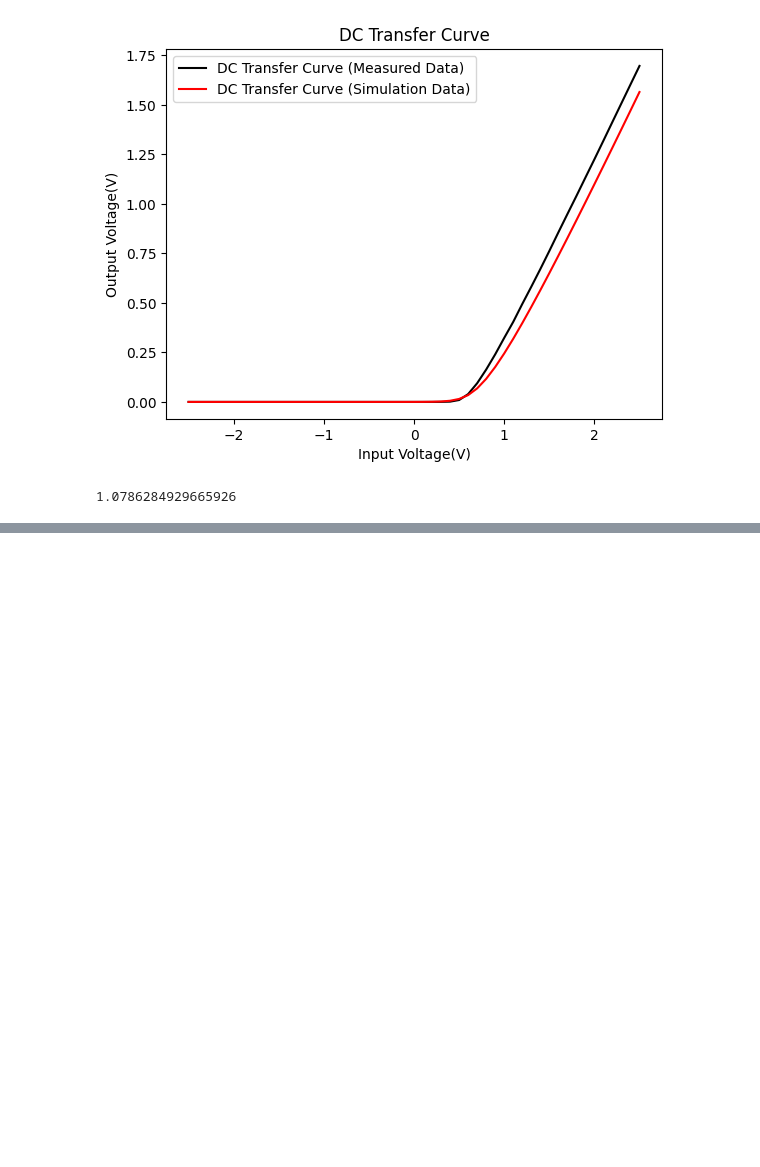
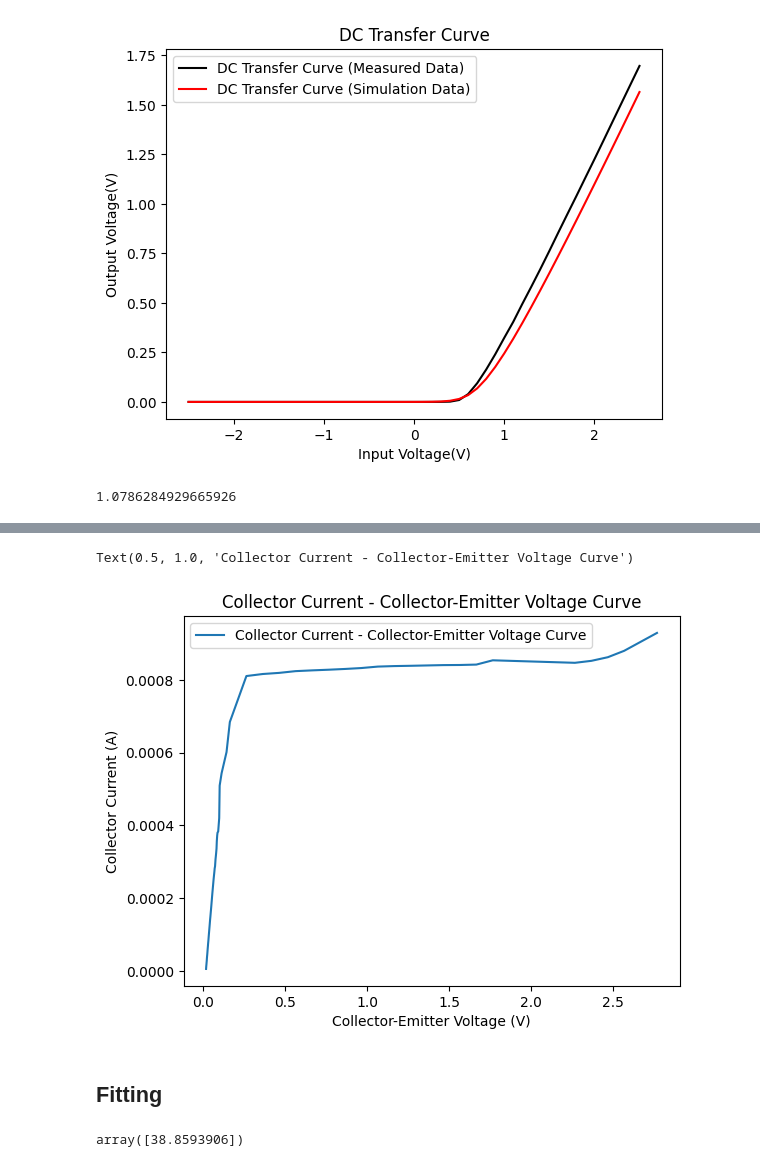
Before and after one commit to BrainConnection/Small_Project, a Jupyter notebook: IEC_LAB.ipynb, the cells around one changed output, grey strips where cells are left out. Cells and saved outputs as stored; diff of their text form; code cells hidden in the pictures; blank space fills up the shorter version.

```diff
--- a/IEC_LAB.ipynb
+++ b/IEC_LAB.ipynb
@@ -566,0 +580,6 @@ MSE
+# %%
+vce = [0.0201, 0.0212, 0.0224, 0.023, 0.0242, 0.0252, 0.0264, 0.027, 0.0281, 0.0292, 0.0303, 0.0315, 0.032, 0.0343, 0.0365, 0.037, 0.0393, 0.0416, 0.0443, 0.0466, 0.0512, 0.0584, 0.0612, 0.0663, 0.0697, 0.0708, 0.0725, 0.0748, 0.0776, 0.0799, 0.0815, 0.0837, 0.0855, 0.0878, 0.0899, 0.0939, 0.1001, 0.1029, 0.1147, 0.1447, 0.1649, 0.2657, 0.3653, 0.4654, 0.5654, 0.6663, 0.7661, 0.8663, 0.9655, 1.066, 1.1659, 1.2668, 1.4659, 1.566, 1.6661, 1.7662, 2.2666, 2.3667, 2.4671, 2.5661, 2.7664]
+ice = [5.28, 12.39, 18.19, 21.61, 27.54, 34.49, 41.13, 43.57, 49.73, 56.53, 62.85, 68.95, 72.45, 83.76, 96.43, 99.17, 111.54, 123.96, 139.14, 150.31, 174.23, 213.48, 227.76, 253.51, 268.36, 273.13, 281.75, 287.63, 306.43, 316.74, 324.31, 336.12, 356.7, 372.17, 380.14, 383.21, 420.15, 509.5, 543.6, 601.7, 684.5, 810.8, 816.4, 819.5, 824.3, 826.4, 828.2, 830.3, 832.8, 836.8, 838.2, 839, 840.9, 841.2, 842.3, 854.1, 847.2, 852.6, 862.6, 880.1, 929.4]
+
+vce_trunc = [1.1659, 1.2668, 1.4659, 1.566, 1.6661, 1.7662]
+ice_trunc = [838.2, 839, 840.9, 841.2, 842.3, 854.1]
@@ -566,0 +619,11 @@ MSE
+# %%
+plt.plot(vce, ice, label="Collector Current - Collector-Emitter Voltage Curve")
+plt.ylabel("Collector Current (A)")
+plt.xlabel("Collector-Emitter Voltage (V)")
+plt.legend()
+plt.title("Collector Current - Collector-Emitter Voltage Curve")
+# %% [output]
+Text(0.5, 1.0, 'Collector Current - Collector-Emitter Voltage Curve')
+[figure, added]
+# %% [markdown]
+## Fitting
@@ -566,0 +635,4 @@ MSE
+# %%
+popt
+# %% [output]
+array([38.8593906])
```
Also changed, not shown: parts of 22 cells of this notebook.
